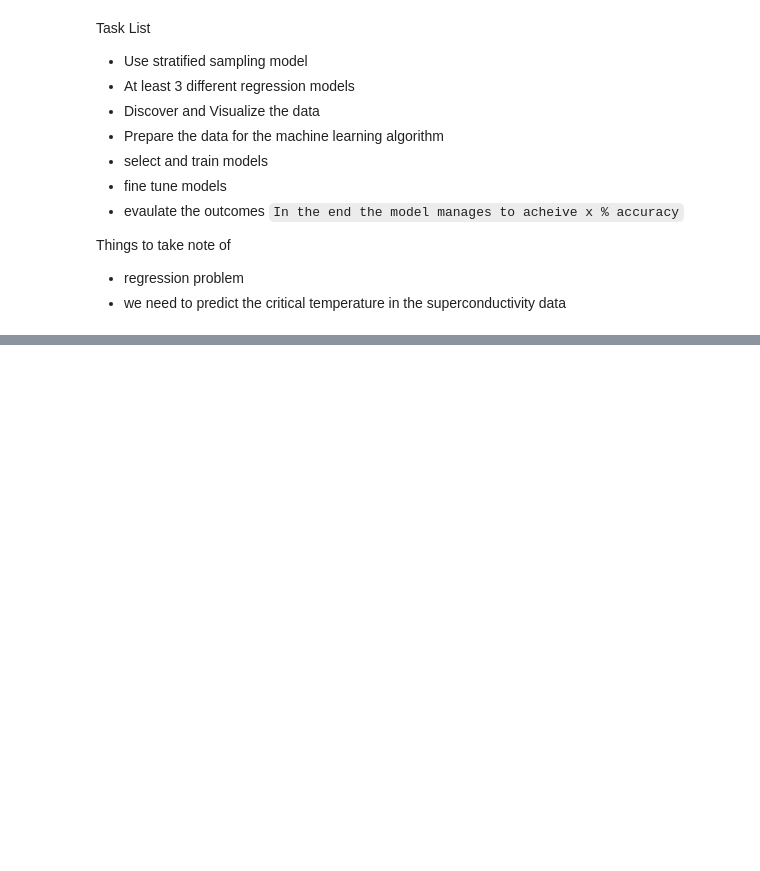
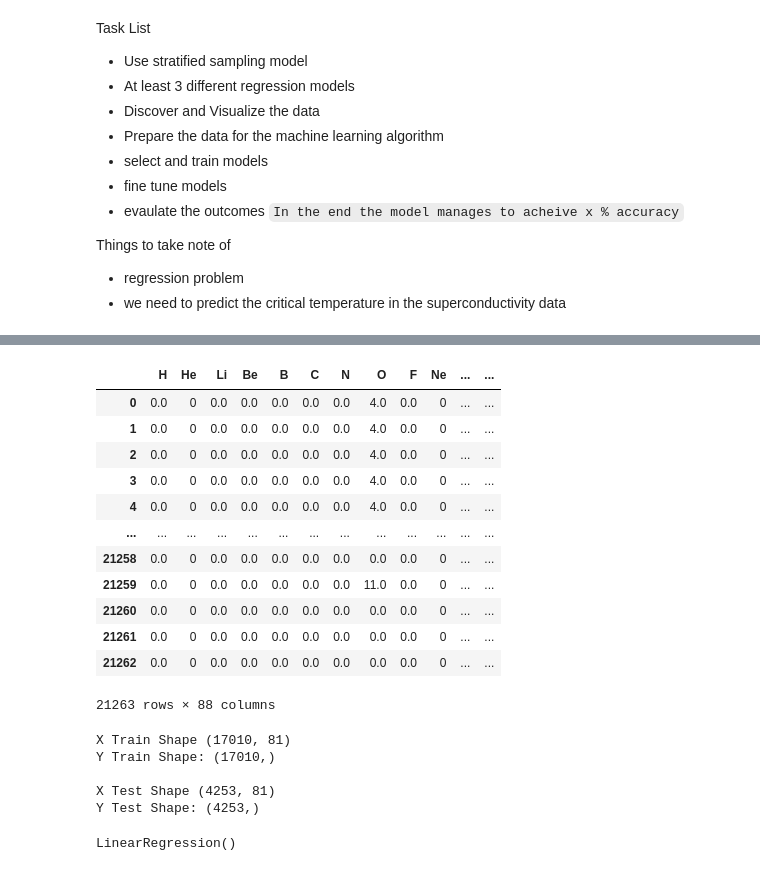
Before and after one commit to Zhiyang823/csci316-grp-a1, a Jupyter notebook: Grp5(T03_Assignment_1.ipynb, the cells around one changed output, grey strips where cells are left out. Saved outputs shown, nothing was run; the diff lists cells and outputs as text; code cells hidden in the pictures; blank space fills up the shorter version.

```diff
--- a/Grp5(T03_Assignment_1.ipynb
+++ b/Grp5(T03_Assignment_1.ipynb
@@ -48,2 +61,39 @@ unique_df.head()
+# %%
+unique_df
+# %% [output]
+|  | H | He | Li | Be | B | C | N | O | F | Ne | ... | ... |
+| 0 | 0.0 | 0 | 0.0 | 0.0 | 0.0 | 0.0 | 0.0 | 4.0 | 0.0 | 0 | ... | ... |
+| 1 | 0.0 | 0 | 0.0 | 0.0 | 0.0 | 0.0 | 0.0 | 4.0 | 0.0 | 0 | ... | ... |
+| 2 | 0.0 | 0 | 0.0 | 0.0 | 0.0 | 0.0 | 0.0 | 4.0 | 0.0 | 0 | ... | ... |
+| 3 | 0.0 | 0 | 0.0 | 0.0 | 0.0 | 0.0 | 0.0 | 4.0 | 0.0 | 0 | ... | ... |
+| 4 | 0.0 | 0 | 0.0 | 0.0 | 0.0 | 0.0 | 0.0 | 4.0 | 0.0 | 0 | ... | ... |
+| ... | ... | ... | ... | ... | ... | ... | ... | ... | ... | ... | ... | ... |
+| 21258 | 0.0 | 0 | 0.0 | 0.0 | 0.0 | 0.0 | 0.0 | 0.0 | 0.0 | 0 | ... | ... |
+| 21259 | 0.0 | 0 | 0.0 | 0.0 | 0.0 | 0.0 | 0.0 | 11.0 | 0.0 | 0 | ... | ... |
+| 21260 | 0.0 | 0 | 0.0 | 0.0 | 0.0 | 0.0 | 0.0 | 0.0 | 0.0 | 0 | ... | ... |
+| 21261 | 0.0 | 0 | 0.0 | 0.0 | 0.0 | 0.0 | 0.0 | 0.0 | 0.0 | 0 | ... | ... |
+| 21262 | 0.0 | 0 | 0.0 | 0.0 | 0.0 | 0.0 | 0.0 | 0.0 | 0.0 | 0 | ... | ... |
+21263 rows × 88 columns
 # %%
 # Visualize the data
+# %%
+# Test code only
+# Split data into x ,y
+
+X = train.drop(columns=['critical_temp'])
+Y = train['critical_temp']
+
+x_train, x_test, y_train, y_test = train_test_split(X,Y, test_size=0.2)
+print(f'X Train Shape {x_train.shape}\nY Train Shape: {y_train.shape}\n')
+print(f'X Test Shape {x_test.shape}\nY Test Shape: {y_test.shape}')
+# %% [output]
+X Train Shape (17010, 81)
+Y Train Shape: (17010,)
+
+X Test Shape (4253, 81)
+Y Test Shape: (4253,)
+# %%
+model = linear_model.LinearRegression()
+model.fit(x_train,y_train)
+# %% [output]
+LinearRegression()
```
Also changed, not shown: parts of 8 cells of this notebook.
